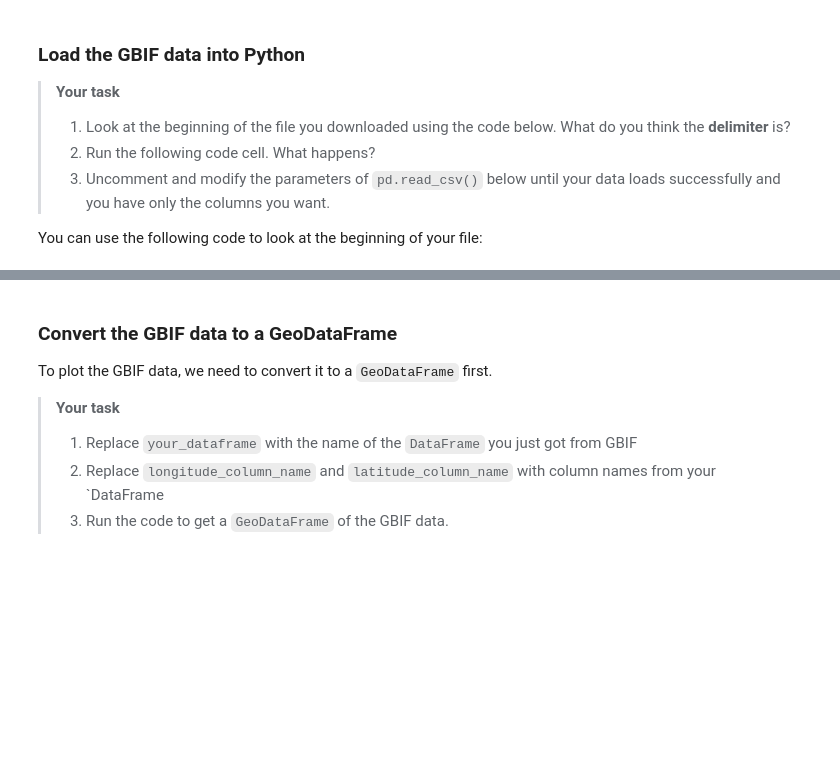
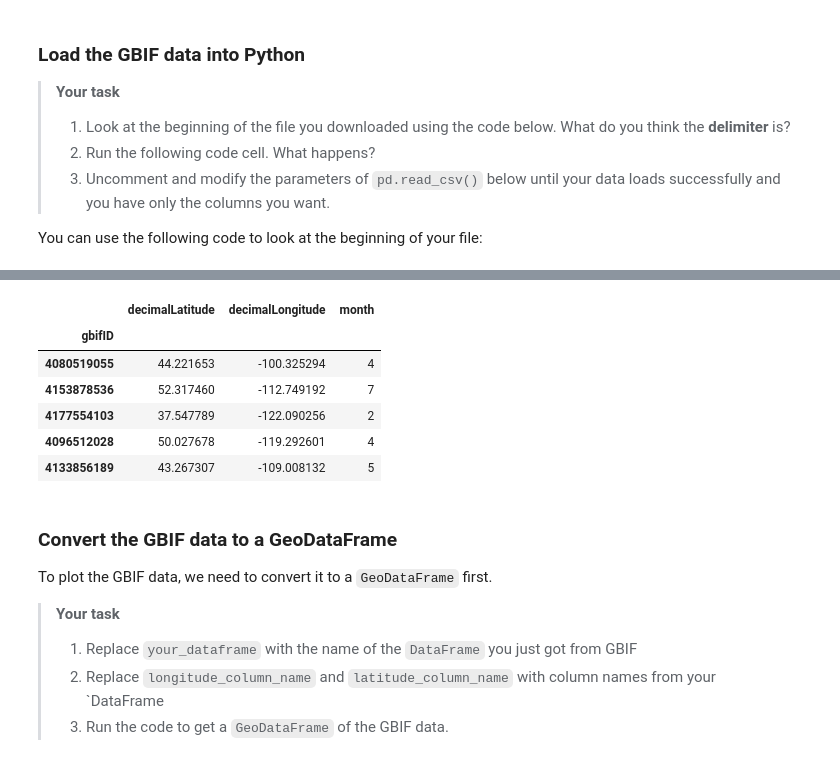
Before and after one commit to cu-esiil-edu/stars-02-species-distribution-tes-ani, a Jupyter notebook: species-distribution.ipynb, the cells around one changed output, grey strips where cells are left out. Saved outputs shown, nothing was run; the diff lists cells and outputs as text; code cells hidden in the pictures; blank space fills up the shorter version.

Commit message:
got data to download

```diff
--- a/species-distribution.ipynb
+++ b/species-distribution.ipynb
@@ -340,34 +341,0 @@ Exception: error: , with error status code 401check your number of active downlo
-# %%
-# Only download once
-gbif_pattern = os.path.join(gbif_dir, '*.csv')
-if not glob(gbif_pattern):
-    # Submit query to GBIF
-    gbif_query = occ.download([
-        "continent = NORTH_AMERICA",
-        "speciesKey = 9596413",
-        "hasCoordinate = TRUE",
-        "year = 2023",
-    ])
-    download_key = gbif_query[0]
-
-    # Wait for the download to build
-    if not 'GBIF_DOWNLOAD_KEY' in os.environ:
-        os.environ['GBIF_DOWNLOAD_KEY'] = gbif_query[0]
-
-        # Wait for the download to build
-        wait = occ.download_meta(download_key)['status']
-        while not wait=='SUCCEEDED':
-            wait = occ.download_meta(download_key)['status']
-            time.sleep(5)
-
-    # Download GBIF data
-    download_info = occ.download_get(
-        os.environ['GBIF_DOWNLOAD_KEY'],
-        path=data_dir)
-
-    # Unzip GBIF data
-    with zipfile.ZipFile(download_info['path']) as download_zip:
-        download_zip.extractall(path=gbif_dir)
-
-# Find the extracted .csv file path (take the first result)
-gbif_path = glob(gbif_pattern)[0]
@@ -392,12 +369,19 @@ You can use the following code to look at the beginning of your file:
 # %%
 # Load the GBIF data
 gbif_df = pd.read_csv(
     gbif_path,
-    #delimiter='',
-    #index_col='',
-    #usecols=[]
-)
+    delimiter='\t',
+    index_col='gbifID',
+    usecols=['gbifID', 'decimalLatitude', 'decimalLongitude', 'month'])
 gbif_df.head()
+# %% [output]
+|  | decimalLatitude | decimalLongitude | month |
+| gbifID |  |  |  |
+| 4080519055 | 44.221653 | -100.325294 | 4 |
+| 4153878536 | 52.317460 | -112.749192 | 7 |
+| 4177554103 | 37.547789 | -122.090256 | 2 |
+| 4096512028 | 50.027678 | -119.292601 | 4 |
+| 4133856189 | 43.267307 | -109.008132 | 5 |
 # %% [markdown]
 ### Convert the GBIF data to a GeoDataFrame
 
```
Also changed, not shown: parts of 4 cells of this notebook.
